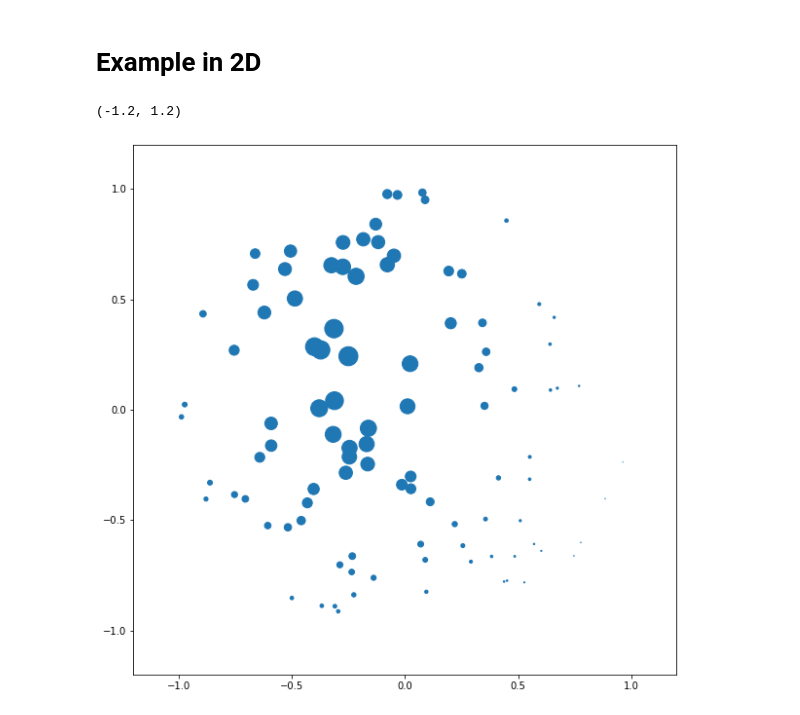
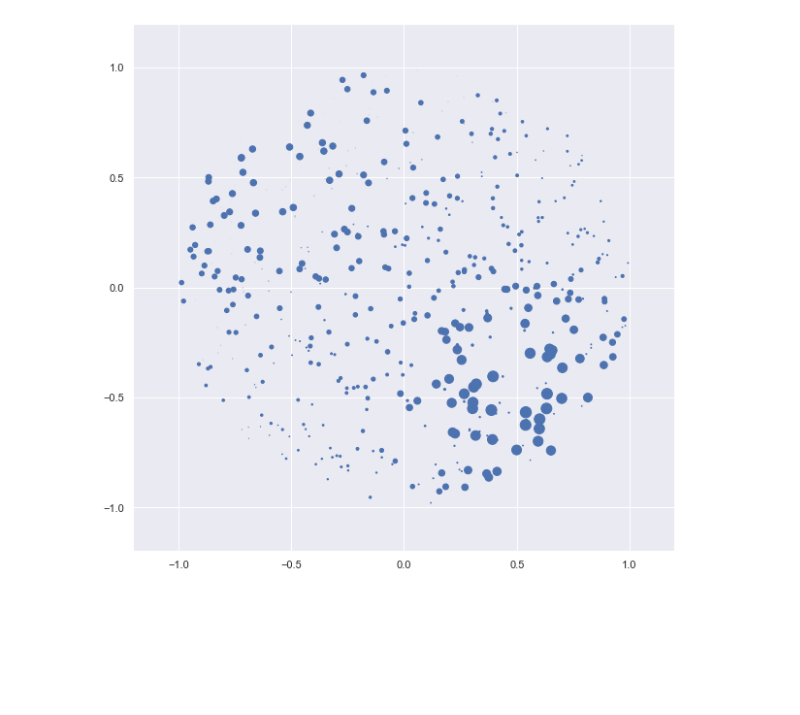
Before and after one commit to AdrienCorenflos/PFlow, a Jupyter notebook: RebalancingComparison.ipynb, the cells around one changed output. Drawn from its saved outputs; the diff is of its cells as text; code cells hidden in the pictures; blank space fills up the shorter version.

Commit message:
some more examples - worked on paper

```diff
--- a/RebalancingComparison.ipynb
+++ b/RebalancingComparison.ipynb
@@ -141,2 +49,0 @@ fig.savefig('LearntDist.png')
-# %% [markdown]
-# Example in 2D
@@ -143,11 +52,19 @@ fig.savefig('LearntDist.png')
 # %%
-vals = draw_uniform_within_circle(100, 1, randomState)
-weights_2d = st.multivariate_normal.pdf(vals, [-0.25, 0.25], [[0.1, 0.], [0., 0.2]])
+vals = draw_uniform_within_circle(N, 1, randomState)
+vals = vals.astype(np.float32)
+subPart = np.in1d(np.arange(N, dtype=int), np.random.choice(N, N//2, False))
+
+weights_2d = np.ones(N, dtype=float)
+
+weights_2d[subPart] = st.multivariate_normal.pdf(vals[subPart], [-0.5, 0.5], [[0.3, 0.], [0., 0.3]])
+weights_2d[~subPart] = st.multivariate_normal.pdf(vals[~subPart], [0.5, -0.5], [[0.1, 0.], [0., 0.1]])
 weights_2d /= weights_2d.sum()
+weights_2d = weights_2d.astype(np.float32)
+
 fig, ax = plt.subplots(figsize=(10, 10))
 ax.scatter(vals[:, 0], vals[:, 1], s=weights_2d * 10000)
 ax.set_xlim(-1.2, 1.2)
 ax.set_ylim(-1.2, 1.2)
+fig.savefig( 'originalSample.png')
 # %% [output]
-(-1.2, 1.2)
-[figure, old version]
+[figure, new version]
```
Also changed, not shown: parts of 30 cells of this notebook, 15 other files.
